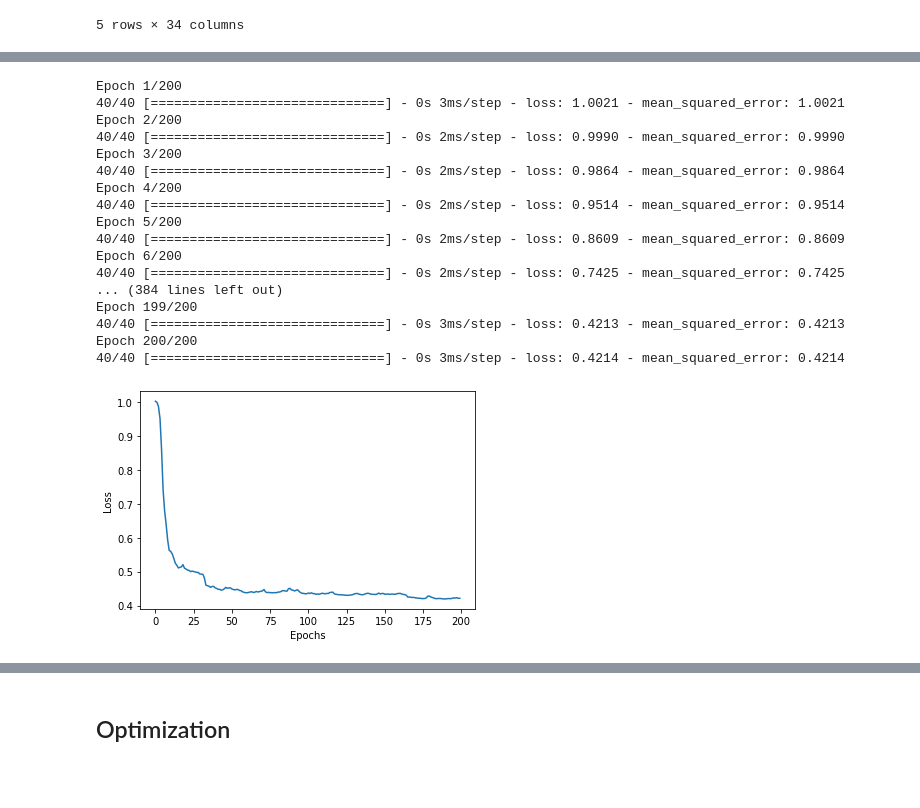
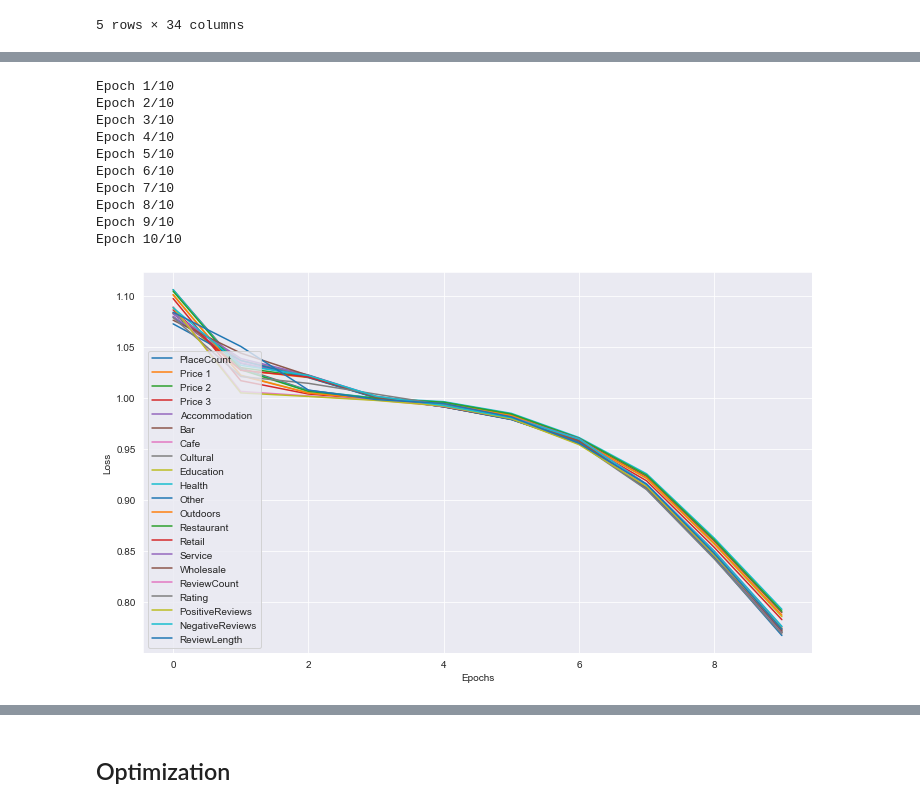
Before and after one commit to jesperhauch/GoogleLocalReviews, a Jupyter notebook: SpaceEmbeddings.ipynb, the cells around one changed output, grey strips where cells are left out. Drawn from its saved outputs; the diff is of its cells as text; code cells hidden in the pictures; blank space fills up the shorter version.

Commit message:
Space embeddings continuous

```diff
--- a/SpaceEmbeddings.ipynb
+++ b/SpaceEmbeddings.ipynb
@@ -38,0 +32,21 @@ model.add(Dense(output_neurons, activation=act_f))
+# %%
+from keras.models import Model
+from keras.layers import Dense, Embedding, Flatten
+from keras import Input
+# Parameters
+input_neurons = X.shape[0]
+output_neurons = y_tf.shape[1]
+
+# Model architecture
+inp = Input(shape=(input_neurons,))
+emb = Embedding(input_dim=input_neurons, output_dim=8, input_length=input_neurons)(inp)
+flat = Flatten()(emb)
+
+dict_losses = {}
+output_acts = []
+for idx in range(len(y.columns)):
+    output_act = Dense(1, activation="linear", use_bias=True, name="output_layer_cont" + str(idx))(flat)
+    output_acts.append(output_act)
+    dict_losses['output_layer_cont' + str(idx)] = 'mean_squared_error'
+
+model = Model(inputs=inp, outputs=output_acts)
@@ -39,36 +76,35 @@ model.add(Dense(output_neurons, activation=act_f))
 # %%
 from tensorflow.keras.optimizers import Adam
+import json
 
 opt = Adam(learning_rate=0.01)
-model.compile(loss="mean_squared_error", optimizer=opt, metrics=["mean_squared_error"])
+model.compile(loss=dict_losses, optimizer=opt)
 
-batch_size = 12
-epochs = 200
-history = model.fit(X, y_tf, batch_size=batch_size, epochs=epochs, verbose=1)
+batch_size = 64
+epochs = 10
+history = model.fit(X, y_tf, batch_size=batch_size, epochs=epochs, verbose=3)
+
+# save weights
+### Vi kom hertil
 # %% [output]
-Epoch 1/200
-40/40 [==============================] - 0s 3ms/step - loss: 1.0021 - mean_squared_error: 1.0021
-Epoch 2/200
-40/40 [==============================] - 0s 2ms/step - loss: 0.9990 - mean_squared_error: 0.9990
-Epoch 3/200
-40/40 [==============================] - 0s 2ms/step - loss: 0.9864 - mean_squared_error: 0.9864
-Epoch 4/200
-40/40 [==============================] - 0s 2ms/step - loss: 0.9514 - mean_squared_error: 0.9514
-Epoch 5/200
-40/40 [==============================] - 0s 2ms/step - loss: 0.8609 - mean_squared_error: 0.8609
-Epoch 6/200
-40/40 [==============================] - 0s 2ms/step - loss: 0.7425 - mean_squared_error: 0.7425
-... (384 lines left out)
-Epoch 199/200
-40/40 [==============================] - 0s 3ms/step - loss: 0.4213 - mean_squared_error: 0.4213
-Epoch 200/200
-40/40 [==============================] - 0s 3ms/step - loss: 0.4214 - mean_squared_error: 0.4214
+Epoch 1/10
+Epoch 2/10
+Epoch 3/10
+Epoch 4/10
+Epoch 5/10
+Epoch 6/10
+Epoch 7/10
+Epoch 8/10
+Epoch 9/10
+Epoch 10/10
-# %%
-import matplotlib.pyplot as plt
-plt.plot(history.epoch, history.history['loss'])
-plt.ylabel("Loss")
-plt.xlabel("Epochs");
-# %% [output]
-[figure, removed]
+# %%
+for idx, (key, value) in enumerate(history.history.items()):
+    if key != "loss":
+        plt.plot(history.epoch, value, label=y.columns[idx-1])
+plt.ylabel("Loss")
+plt.xlabel("Epochs");
+plt.legend();
+# %% [output]
+[figure, added]
 # %%
 from sklearn.metrics import mean_squared_error
```
Also changed, not shown: parts of 15 cells of this notebook.
